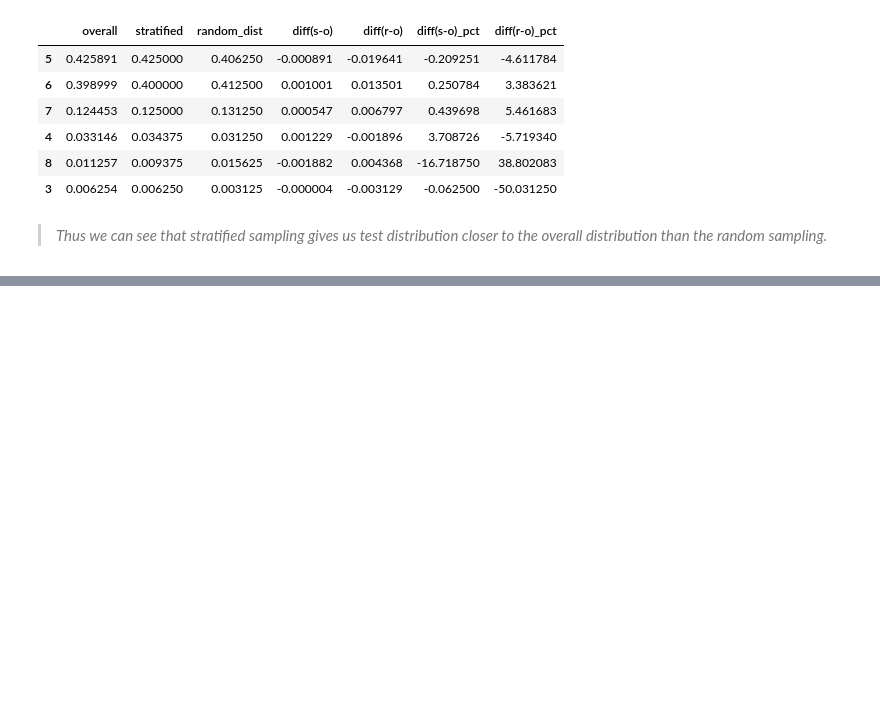
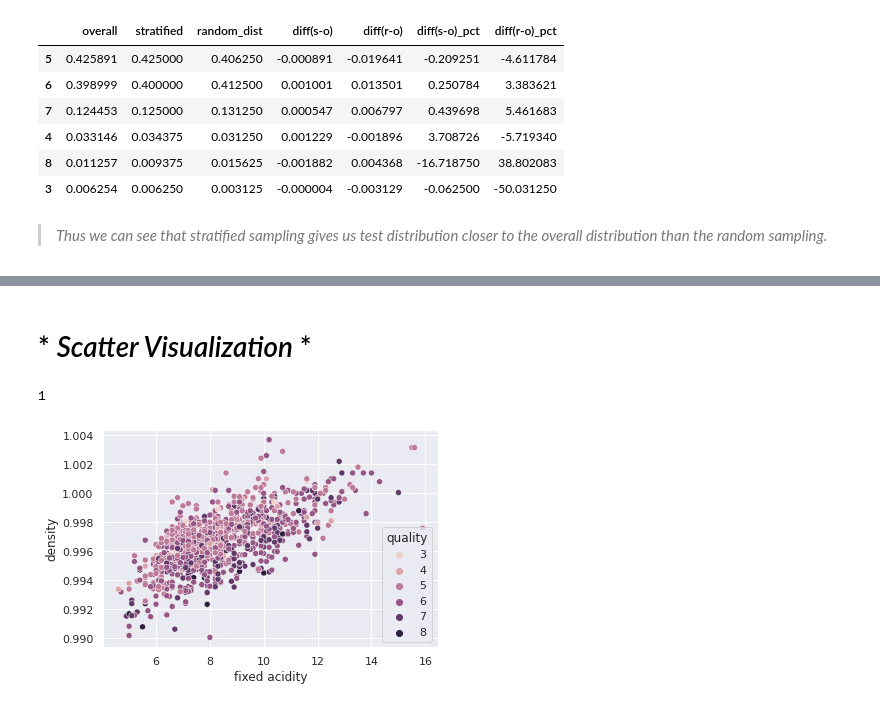
Before and after one commit to srijita1406/Machine-Learning-Projects, a Jupyter notebook: ML-project-red-wine-quality.ipynb, the cells around one changed output, grey strips where cells are left out. Cells and saved outputs as stored; diff of their text form; code cells hidden in the pictures; blank space fills up the shorter version.

Commit message:
Kaggle Notebook |  ML_Project_Red Wine Quality | Version 6

```diff
--- a/ML-project-red-wine-quality.ipynb
+++ b/ML-project-red-wine-quality.ipynb
@@ -212,0 +230,11 @@ dist_comparison
+# %%
+exploration_set = strat_train_set.copy()
+# %% [markdown]
+# * *Scatter Visualization* *
+# %%
+sns.scatterplot(x='fixed acidity', y='density', hue='quality',
+data=exploration_set)
+1
+# %% [output]
+1
+[figure, added]
```
Also changed, not shown: parts of 19 cells of this notebook.
